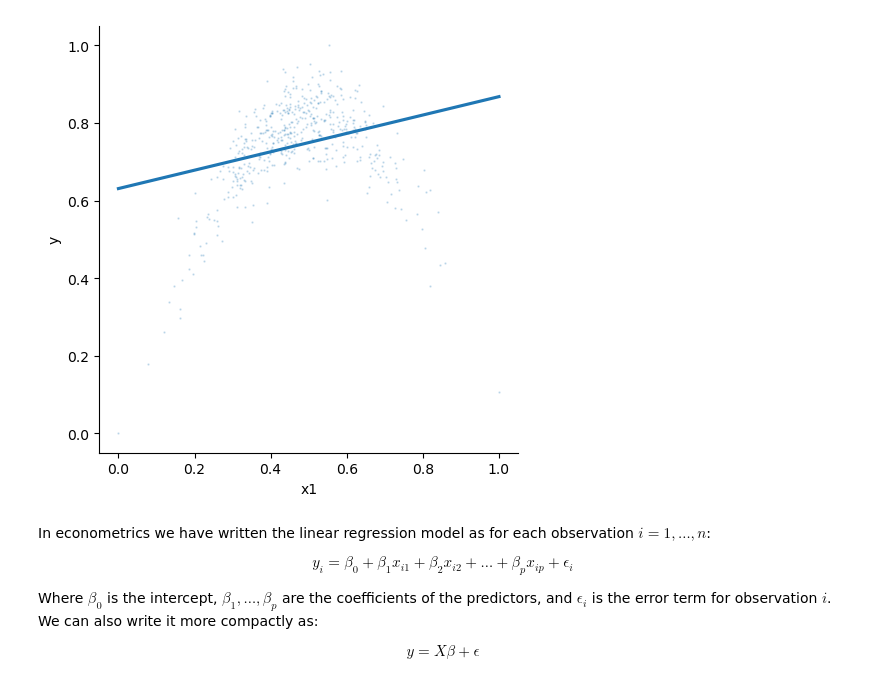
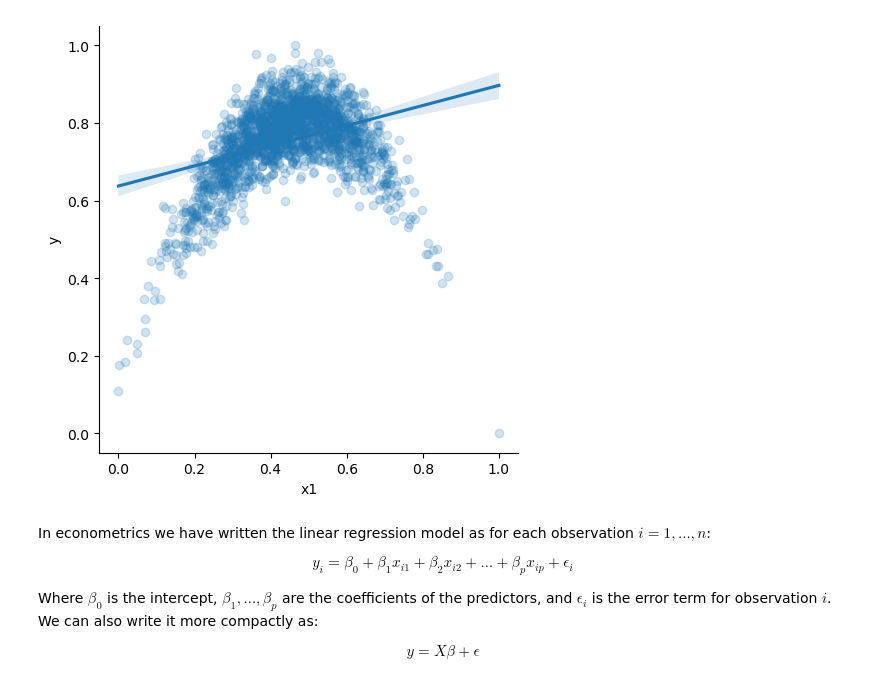
Before and after one commit to febse/ts2024, a Jupyter notebook: 09-ANN.ipynb, the cells around one changed output. Drawn from its saved outputs; the diff is of its cells as text; code cells hidden in the pictures.

```diff
--- a/09-ANN.ipynb
+++ b/09-ANN.ipynb
@@ -54,10 +54,10 @@ dt.describe()
 # %%
 # Plot x1 and y and overlay the regression line
 
-sns.lmplot(x='x1', y='y', data=dt, ci=None, scatter_kws={"alpha":0.2, "s": 1/2})
+sns.lmplot(x='x1', y='y', data=dt, scatter_kws={"alpha":0.2})
 plt.show()
 # %% [output]
-[figure, old version]
+[figure, new version]
 # %% [markdown]
 In econometrics we have written the linear regression model as for each observation $i = 1,\ldots,n$:
 
```
Also changed, not shown: parts of 3 cells of this notebook, 3 other files.
